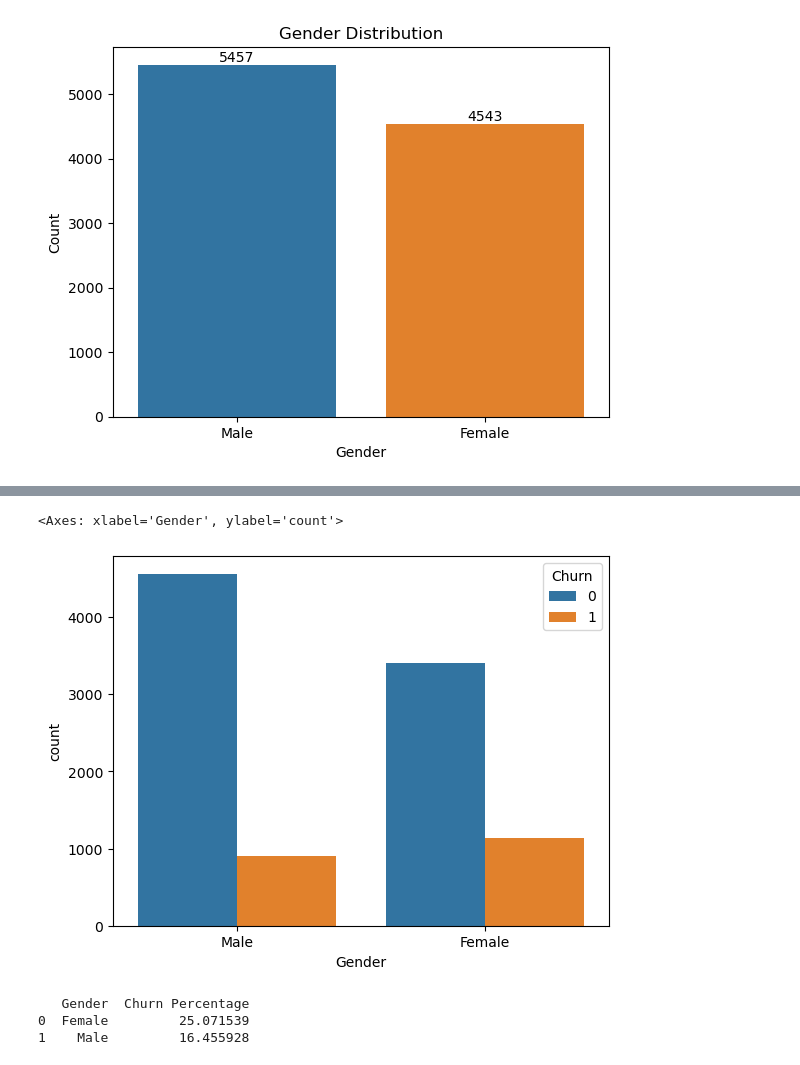
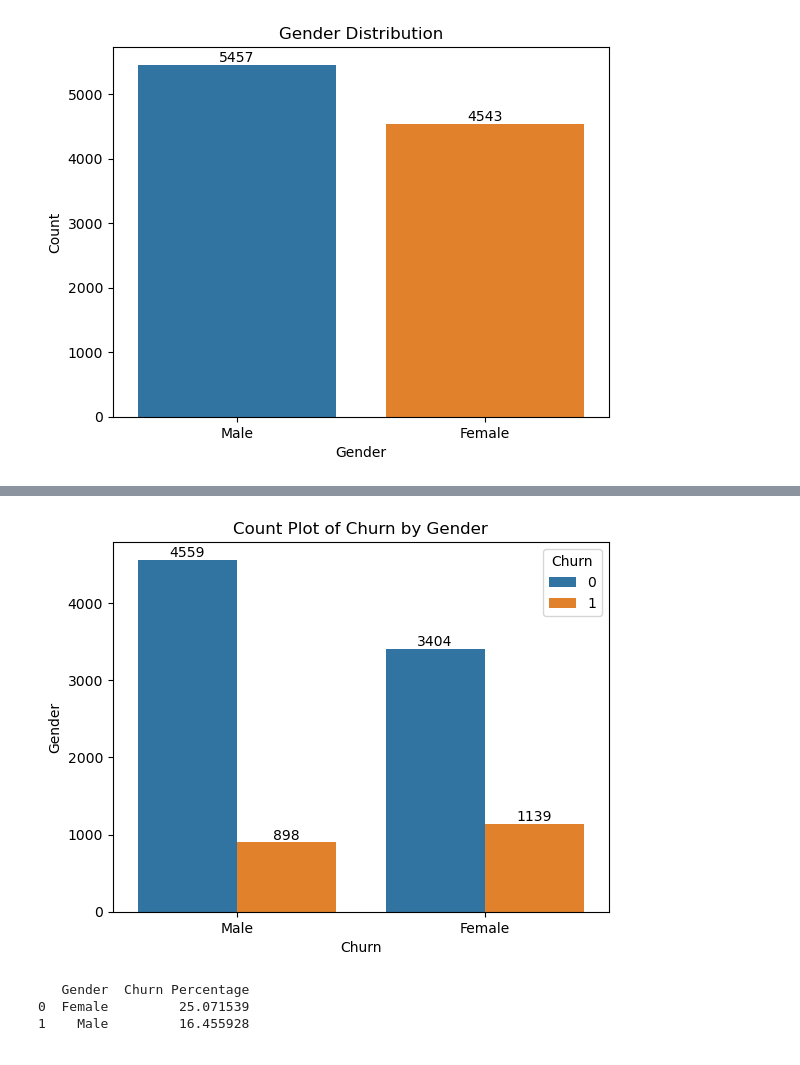
Before and after one commit to fitrijamsari/Data-Science-Projects, a Jupyter notebook: 04_Customer Churn Prediction/customer-churn-prediction_v2.ipynb, the cells around one changed output, grey strips where cells are left out. Saved outputs shown, nothing was run; the diff lists cells and outputs as text; code cells hidden in the pictures.

```diff
--- a/04_Customer Churn Prediction/customer-churn-prediction_v2.ipynb
+++ b/04_Customer Churn Prediction/customer-churn-prediction_v2.ipynb
@@ -195,3 +193,13 @@ plt.title("Churn Count")
 plt.show()
 # %% [output]
 [figure]
+# %%
+fig = sns.countplot(data=df, x='Churn', hue='Geography')
+
+# set the x and y labels and title
+fig.set_xlabel("Churn")
+fig.set_ylabel("Count")
+fig.set_title("Countplot of Churn by Geography")
+
+for bars in fig.containers:
+    fig.bar_label(bars)
@@ -234,3 +244,13 @@ plt.ylabel('Count')
 plt.show()
 # %% [output]
 [figure]
+# %%
+fig = sns.countplot(data=df, x='Gender', hue='Geography')
+
+# set the x and y labels and title
+fig.set_xlabel("Gender")
+fig.set_ylabel("Count")
+fig.set_title("Countplot of Gender by Geography")
+
+for bars in fig.containers:
+    fig.bar_label(bars)
@@ -237,9 +259,15 @@ plt.show()
 # %%
 # Plot Gender distribution with respect to churn
-sns.countplot(x='Gender', data=df, hue='Churn', order=order)
+fig = sns.countplot(x='Gender', data=df, hue='Churn', order=order,  hue_order=[0, 1])
+plt.xlabel("Churn")
+plt.ylabel("Gender")
+plt.title("Count Plot of Churn by Gender")
+
+for bars in fig.containers:
+    fig.bar_label(bars)
+plt.show()
 # %% [output]
-<Axes: xlabel='Gender', ylabel='count'>
-[figure, old version]
+[figure, new version]
 # %%
 gender_count_by_churn = df.groupby(['Gender', 'Churn']).size().unstack(fill_value=0)
 gender_count_by_churn
```
Also changed, not shown: parts of 71 cells of this notebook, 5 other files.
